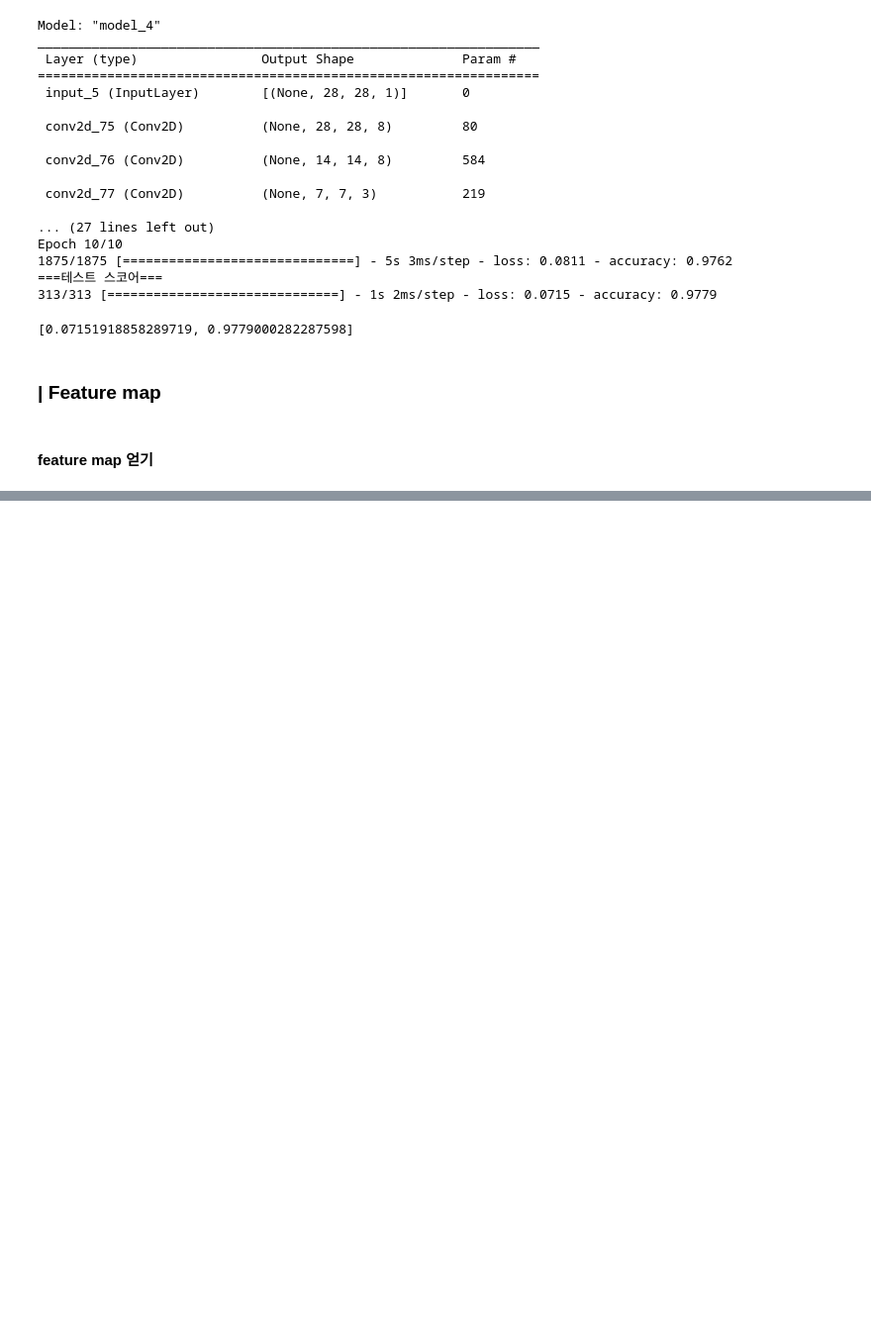
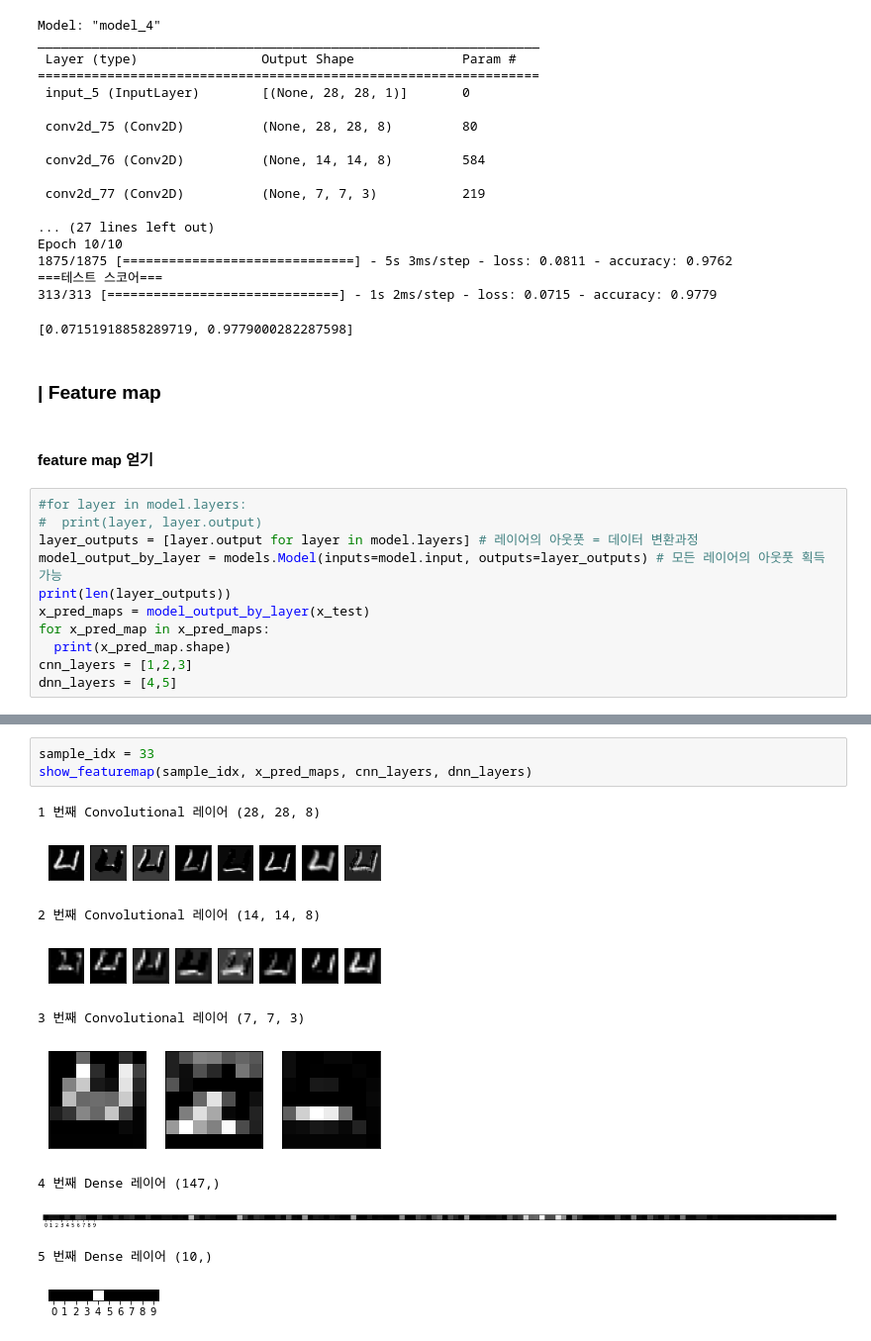
Before and after one commit to yebiny/SkillTreePython-DeepLearning, a Jupyter notebook: 01.딥러닝with텐서플로우-basic/해설/ch01_06_CNN기초_Convolutional_Layer.ipynb, the cells around one changed output, grey strips where cells are left out. Shown at 99% size. Drawn from its saved outputs; the diff is of its cells as text; blank space fills up the shorter version.

```diff
--- a/01.딥러닝with텐서플로우-basic/해설/ch01_06_CNN기초_Convolutional_Layer.ipynb
+++ b/01.딥러닝with텐서플로우-basic/해설/ch01_06_CNN기초_Convolutional_Layer.ipynb
@@ -263,3 +263,14 @@ Epoch 10/10
 ### **| Feature map**
 # %% [markdown]
 #### **feature map 얻기**
+# %%
+#for layer in model.layers:
+#  print(layer, layer.output)
+layer_outputs = [layer.output for layer in model.layers] # 레이어의 아웃풋 = 데이터 변환과정
+model_output_by_layer = models.Model(inputs=model.input, outputs=layer_outputs) # 모든 레이어의 아웃풋 획득 가능
+print(len(layer_outputs))
+x_pred_maps = model_output_by_layer(x_test)
+for x_pred_map in x_pred_maps:
+  print(x_pred_map.shape)
+cnn_layers = [1,2,3]
+dnn_layers = [4,5]
@@ -272,3 +291,17 @@ Epoch 10/10
 </p>
 
 [시각화 함수 스크립트](https://github.com/yebiny/SkillTreePython-DeepLearning/blob/main/01.%EB%94%A5%EB%9F%AC%EB%8B%9Dwith%ED%85%90%EC%84%9C%ED%94%8C%EB%A1%9C%EC%9A%B0-basic/scripts/featuremap_dict.py)
+# %%
+sample_idx = 33
+show_featuremap(sample_idx, x_pred_maps, cnn_layers, dnn_layers)
+# %% [output]
+1 번째 Convolutional 레이어 (28, 28, 8)
+[figure, added]
+2 번째 Convolutional 레이어 (14, 14, 8)
+[figure, added]
+3 번째 Convolutional 레이어 (7, 7, 3)
+[figure, added]
+4 번째 Dense 레이어 (147,)
+[figure, added]
+5 번째 Dense 레이어 (10,)
+[figure, added]
```
Also changed, not shown: parts of 2 cells of this notebook.
